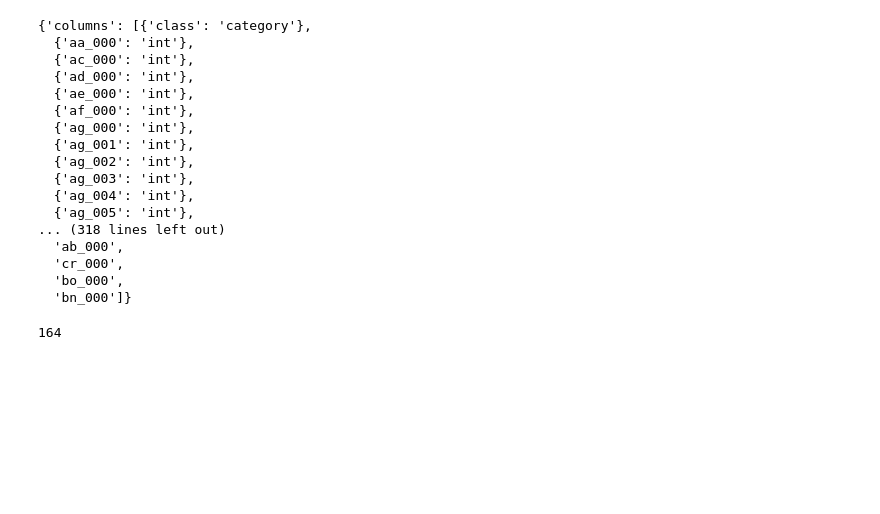
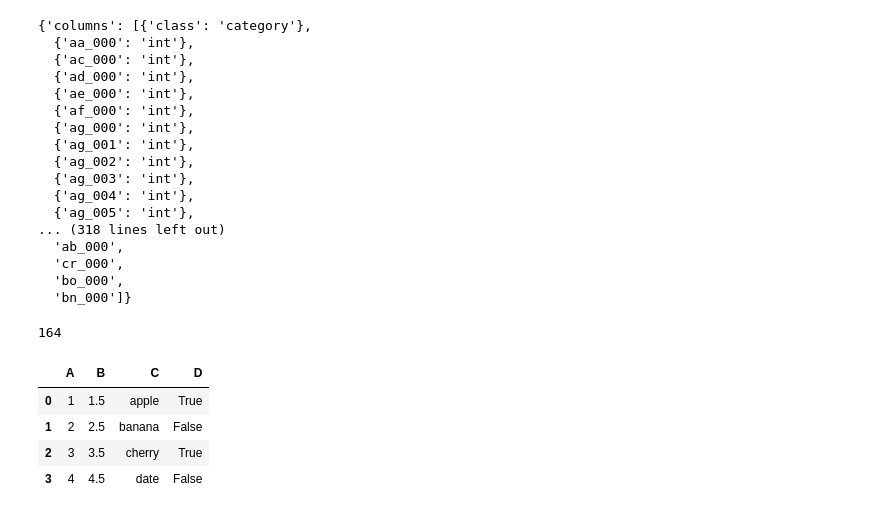
Before and after one commit to Dhruv-saxena-25/mlops-fault, a Jupyter notebook: prac.ipynb, the cells around one changed output. Cells and saved outputs as stored; diff of their text form; code cells hidden in the pictures; blank space fills up the shorter version.

```diff
--- a/prac.ipynb
+++ b/prac.ipynb
@@ -123,3 +123,23 @@ schema_config
 len(schema_config["columns"])
 # %% [output]
 164
+# %%
+import pandas as pd
+
+# Sample DataFrame
+data = {
+    'A': [1, 2, 3, 4],
+    'B': [1.5, 2.5, 3.5, 4.5],
+    'C': ['apple', 'banana', 'cherry', 'date'],
+    'D': [True, False, True, False]
+}
+
+df = pd.DataFrame(data)
+
+df.head()
+# %% [output]
+|  | A | B | C | D |
+| 0 | 1 | 1.5 | apple | True |
+| 1 | 2 | 2.5 | banana | False |
+| 2 | 3 | 3.5 | cherry | True |
+| 3 | 4 | 4.5 | date | False |
```
Also changed, not shown: parts of 13 cells of this notebook, 4 other files.
